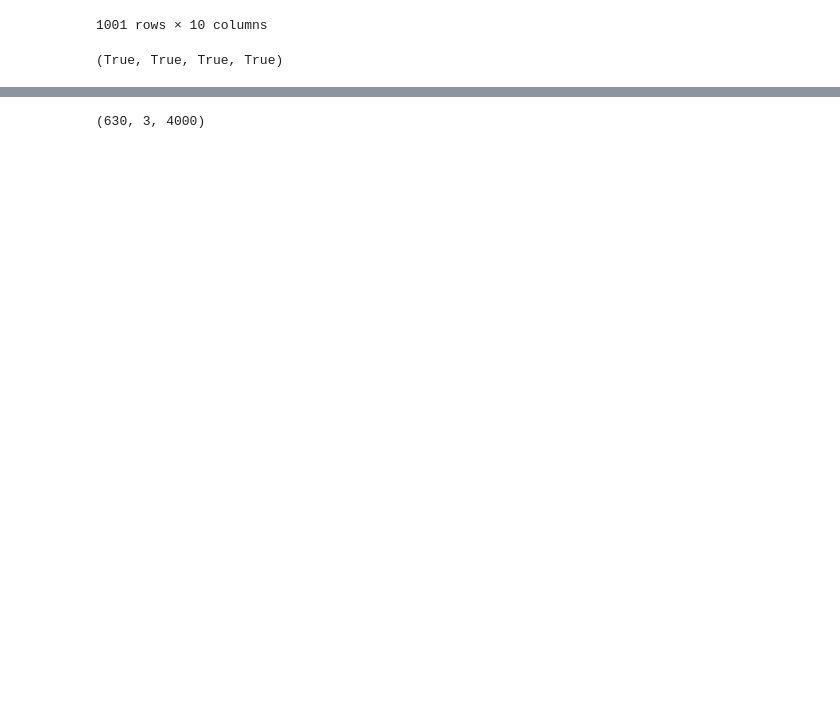
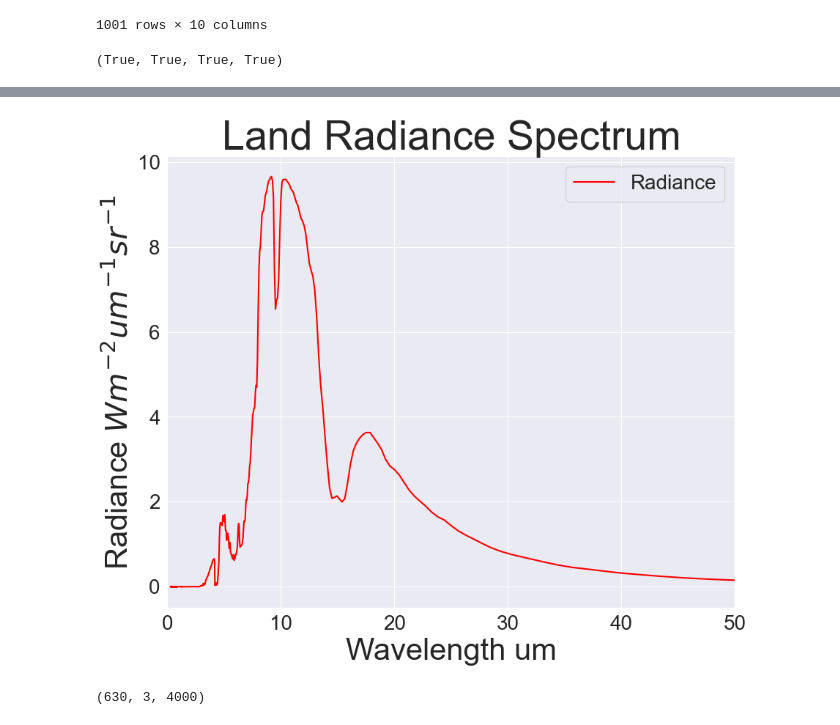
Before and after one commit to LASP-Libera/libera_unfiltering, a Jupyter notebook: create_dataset.ipynb, the cells around one changed output, grey strips where cells are left out. Drawn from its saved outputs; the diff is of its cells as text; code cells hidden in the pictures; blank space fills up the shorter version.

```diff
--- a/create_dataset.ipynb
+++ b/create_dataset.ipynb
@@ -195,3 +191,7 @@ plot_radiance(land.rads, land.title, 0)
+# %%
+plot_radiance(land.rads, land.title, 0, 2)
+# %% [output]
+[figure, added]
 # %%
 land.rads.shape
 # %% [output]
```
Also changed, not shown: parts of 43 cells of this notebook, 1 other file.
